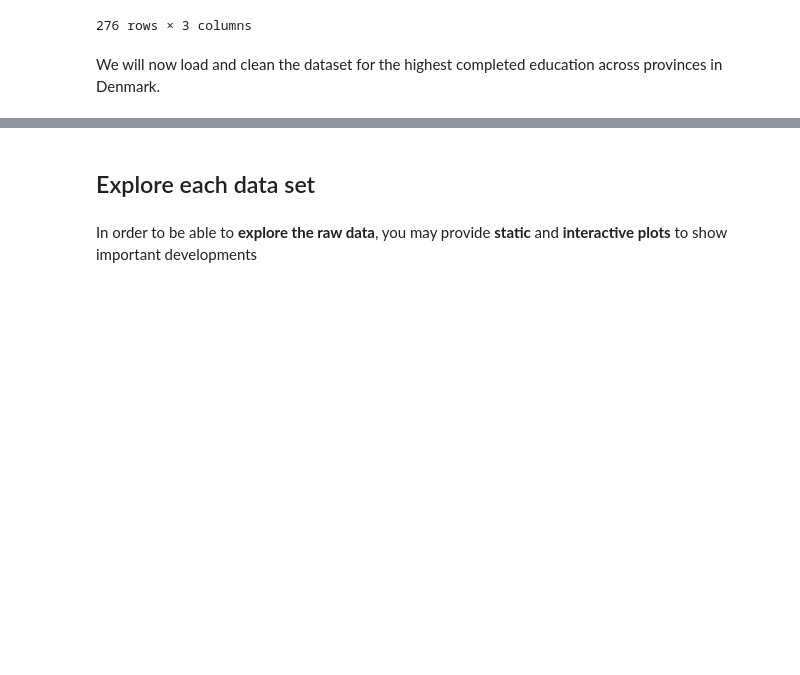
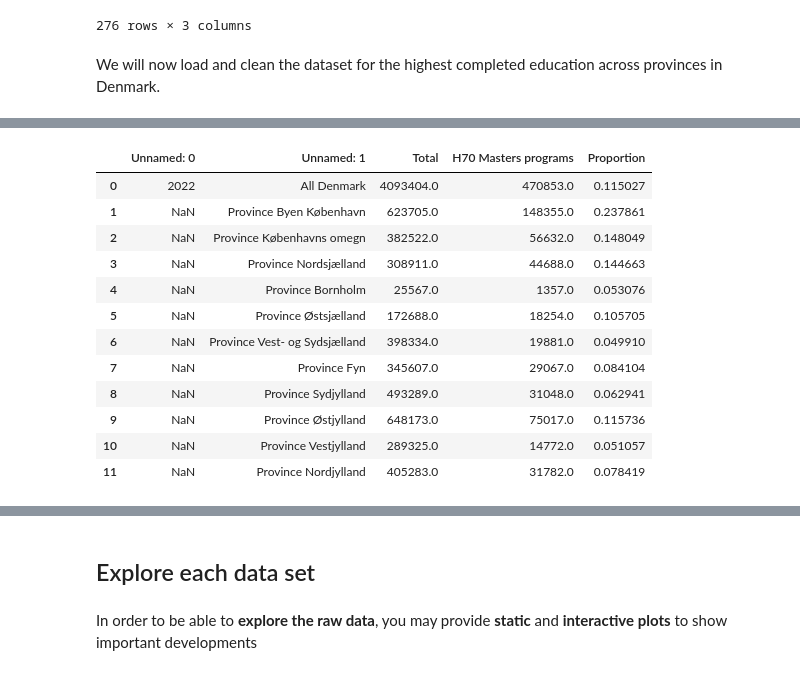
Before and after one commit to NumEconCopenhagen/projects-2024-sarah-og-pernille, a Jupyter notebook: dataproject/dataproject.ipynb, the cells around one changed output, grey strips where cells are left out. Saved outputs shown, nothing was run; the diff lists cells and outputs as text; code cells hidden in the pictures; blank space fills up the shorter version.

```diff
--- a/dataproject/dataproject.ipynb
+++ b/dataproject/dataproject.ipynb
@@ -149,0 +161,19 @@ education.head(5)
+# %%
+#Skipping the 2 first rows and the two last rows
+education = pd.read_excel('HFUDD11.xlsx', skiprows=2)
+education = education[:-2]
+display(education)
+# %% [output]
+|  | Unnamed: 0 | Unnamed: 1 | Total | H70 Masters programs | Proportion |
+| 0 | 2022 | All Denmark | 4093404.0 | 470853.0 | 0.115027 |
+| 1 | NaN | Province Byen København | 623705.0 | 148355.0 | 0.237861 |
+| 2 | NaN | Province Københavns omegn | 382522.0 | 56632.0 | 0.148049 |
+| 3 | NaN | Province Nordsjælland | 308911.0 | 44688.0 | 0.144663 |
+| 4 | NaN | Province Bornholm | 25567.0 | 1357.0 | 0.053076 |
+| 5 | NaN | Province Østsjælland | 172688.0 | 18254.0 | 0.105705 |
+| 6 | NaN | Province Vest- og Sydsjælland | 398334.0 | 19881.0 | 0.049910 |
+| 7 | NaN | Province Fyn | 345607.0 | 29067.0 | 0.084104 |
+| 8 | NaN | Province Sydjylland | 493289.0 | 31048.0 | 0.062941 |
+| 9 | NaN | Province Østjylland | 648173.0 | 75017.0 | 0.115736 |
+| 10 | NaN | Province Vestjylland | 289325.0 | 14772.0 | 0.051057 |
+| 11 | NaN | Province Nordjylland | 405283.0 | 31782.0 | 0.078419 |
```
Also changed, not shown: parts of 4 cells of this notebook.
